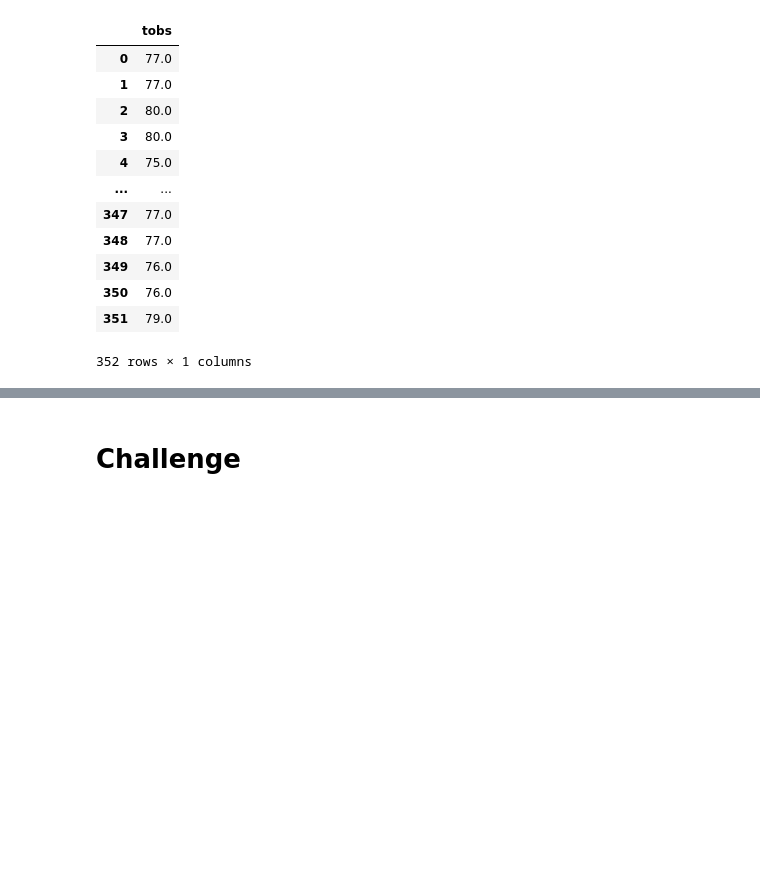
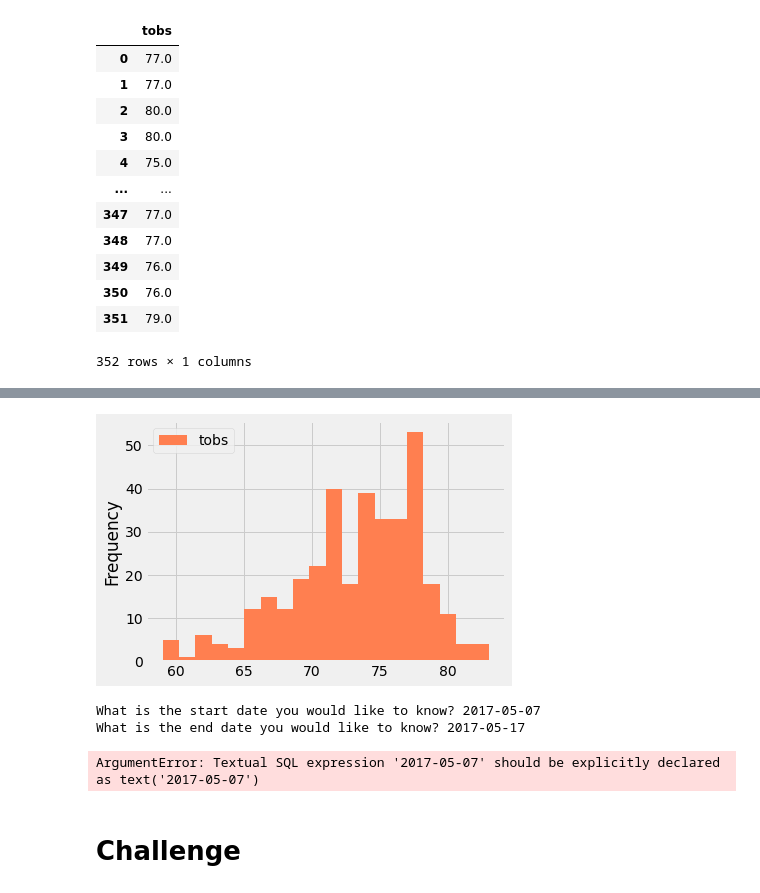
Before and after one commit to krishnakalisarkar/Surfs_up, a Jupyter notebook: climate_analysis.ipynb, the cells around one changed output, grey strips where cells are left out. Saved outputs shown, nothing was run; the diff lists cells and outputs as text; code cells hidden in the pictures; blank space fills up the shorter version.

```diff
--- a/climate_analysis.ipynb
+++ b/climate_analysis.ipynb
@@ -135,5 +135,21 @@ plt.tight_layout()
+# %%
+df.plot.hist(bins= 20, color = "coral")
+plt.tight_layout()
+# %% [output]
+[figure, added]
 # %%
 # Write a function called `calc_temps` that will accept start date and end date in the format '%Y-%m-%d'
 # and return the minimum, average, and maximum temperatures for that range of dates
+start_date = input("What is the start date you would like to know? ")
+end_date = input("What is the end date you would like to know? ")
+calc_temps =
+# %% [output]
+What is the start date you would like to know? 2017-05-07
+What is the end date you would like to know? 2017-05-17
+# %%
+session.query(func.min(Measurement.tobs), func.max(Measurement.tobs), func.avg(Measurement.tobs)).\
+filter(Measurement.station == 'USC00519281',calc_temps)
+# %% [output]
+ArgumentError: Textual SQL expression '2017-05-07' should be explicitly declared as text('2017-05-07')
 # %% [markdown]
 # Challenge
```
Also changed, not shown: parts of 1 cell of this notebook, 2 other files.
